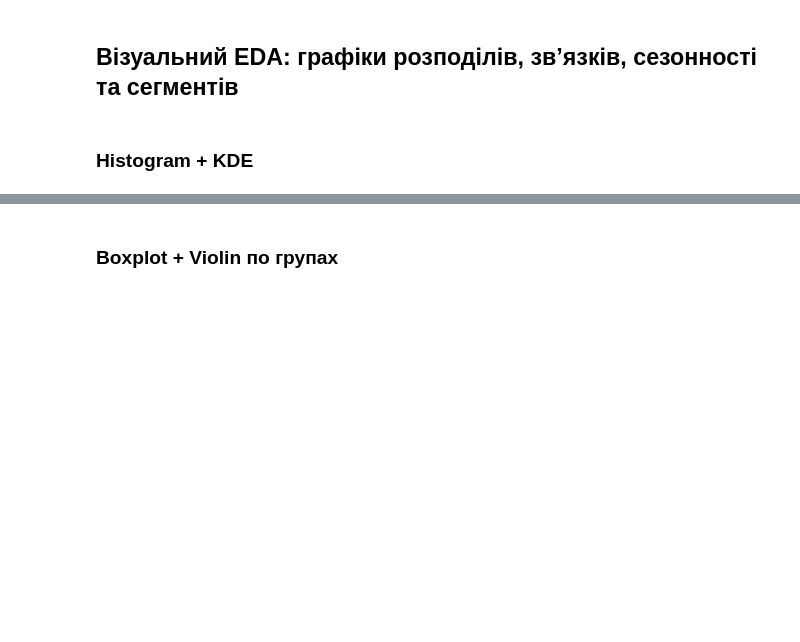
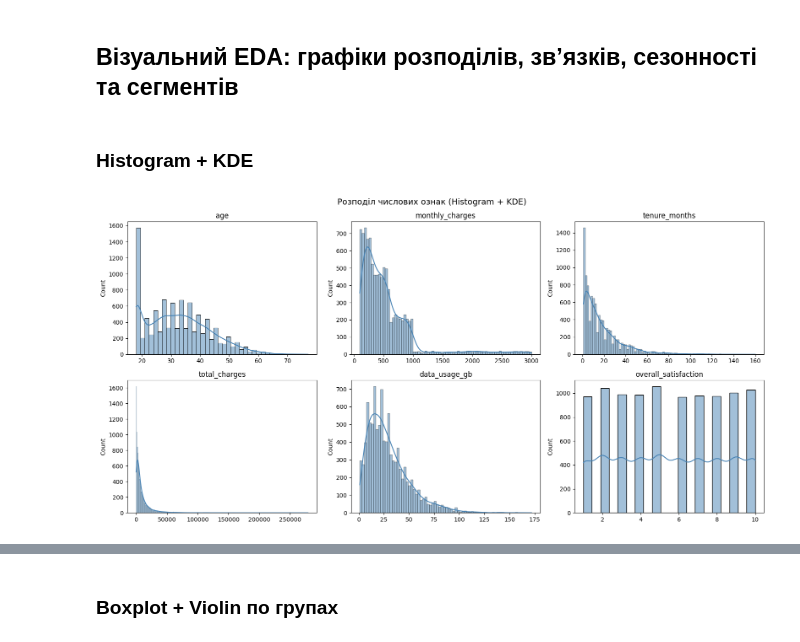
Before and after one commit to iandrukhiv-cell/addressbook-python, a Jupyter notebook: Module2Task.ipynb, the cells around one changed output, grey strips where cells are left out. Saved outputs shown, nothing was run; the diff lists cells and outputs as text; code cells hidden in the pictures; blank space fills up the shorter version.

```diff
--- a/Module2Task.ipynb
+++ b/Module2Task.ipynb
@@ -478,0 +721,17 @@ df_customer = dfs['indian_customers_original']
+# %%
+# Код перетворення для колонки churn
+df_customer = dfs['indian_customers_original'].copy()
+
+# Перевіримо унікальні значення churn
+print("Унікальні значення churn:", df_customer['churn'].unique())
+print("Тип:", df_customer['churn'].dtype)
+
+# Перетворення: True/False або Yes/No → 0/1
+if df_customer['churn'].dtype == bool:
+    df_customer['churn_flag'] = df_customer['churn'].astype(int)
+else:
+    df_customer['churn_flag'] = df_customer['churn'].map({'Yes': 1, 'No': 0, True: 1, False: 0})
+
+print("\nРозподіл churn_flag:")
+print(df_customer['churn_flag'].value_counts())
+print(f"Частка відтоку: {df_customer['churn_flag'].mean():.1%}")
@@ -1083,0 +1758,17 @@ df_customer_viz
+# %%
+# Код побудови Histogram + KDE
+fig, axes = plt.subplots(2, 3, figsize=(16, 8))
+fig.suptitle('Розподіл числових ознак (Histogram + KDE)', fontsize=14)
+
+cols = ['age', 'monthly_charges', 'tenure_months',
+        'total_charges', 'data_usage_gb', 'overall_satisfaction']
+
+for ax, col in zip(axes.flatten(), cols):
+    sns.histplot(df_customer_viz[col], kde=True, ax=ax, color='steelblue')
+    ax.set_title(col)
+    ax.set_xlabel('')
+
+plt.tight_layout()
+plt.show()
+# %% [output]
+[figure, added]
```
Also changed, not shown: parts of 80 cells of this notebook.
